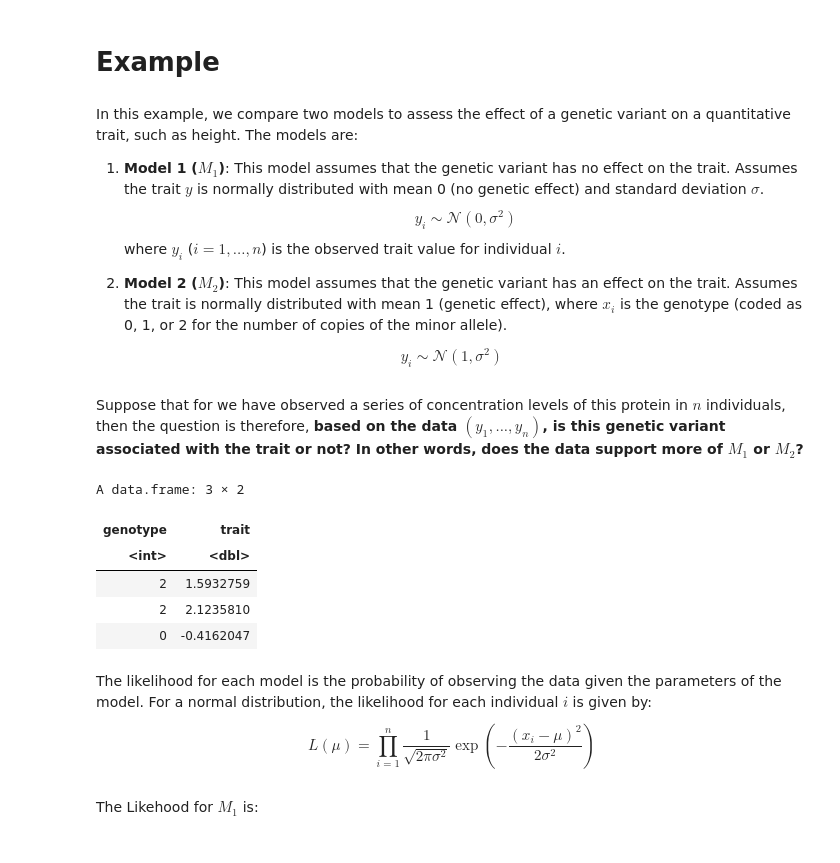
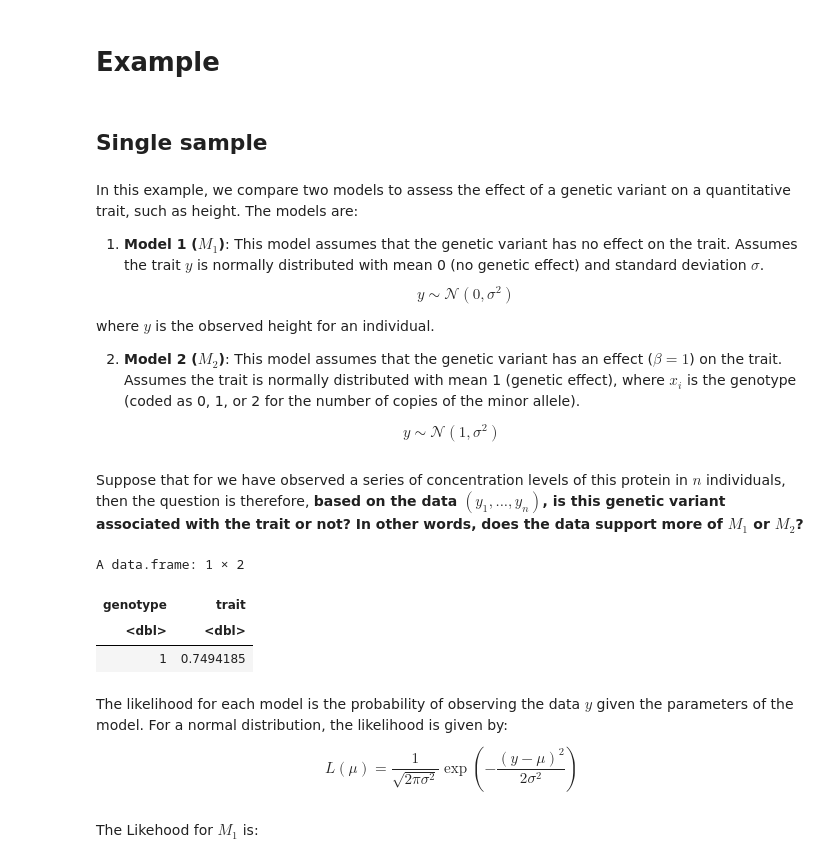
Before and after one commit to StatFunGen/statgen-prerequisites, a Jupyter notebook: 6_1_likelihood.ipynb, the cells around one changed output. Cells and saved outputs as stored; diff of their text form; code cells hidden in the pictures.

```diff
--- a/6_1_likelihood.ipynb
+++ b/6_1_likelihood.ipynb
@@ -17,18 +25,21 @@ where $p(⋅|M)$ denotes the probability mass function (for discrete data) or pr
 # %% [markdown]
 # Example
+# %% [markdown]
+## Single sample
 # %% [markdown]
 In this example, we compare two models to assess the effect of a genetic variant on a quantitative trait, such as height. The models are:
 
 1. **Model 1 ($M_1$)**: This model assumes that the genetic variant has no effect on the trait. Assumes the trait $y$ is normally distributed with mean 0 (no genetic effect) and standard deviation $\sigma$.
 $$
-y_i \sim \mathcal{N}(0, \sigma^2)
+y \sim \mathcal{N}(0, \sigma^2)
 $$
-where $y_i$ ($i=1,...,n$) is the observed trait value for individual $i$.
 
-2. **Model 2 ($M_2$)**: This model assumes that the genetic variant has an effect on the trait. Assumes the trait is normally distributed with mean 1 (genetic effect), where $x_i$ is the genotype (coded as 0, 1, or 2 for the number of copies of the minor allele).
+where $y$ is the observed height for an individual.
+
+2. **Model 2 ($M_2$)**: This model assumes that the genetic variant has an effect ($\beta = 1$) on the trait. Assumes the trait is normally distributed with mean 1 (genetic effect), where $x_i$ is the genotype (coded as 0, 1, or 2 for the number of copies of the minor allele).
 
 $$
-y_i \sim \mathcal{N}(1, \sigma^2)
+y \sim \mathcal{N}(1, \sigma^2)
 $$
 # %% [markdown]
 Suppose that for we have observed a series of concentration levels of this protein in $n$ individuals, then the question is therefore, **based on the data $(y_1,...,y_n)$, is this genetic variant associated with the trait or not? In other words, does the data support more of $M_1$ or $M_2$?**
@@ -35,30 +51,22 @@ Suppose that for we have observed a series of concentration levels of this prote
 # %%
-set.seed(927)
-# Simulate genotypes (0, 1, 2)
-n <- 3  # number of individuals
-genotypes <- sample(0:2, n, replace = TRUE)
-
-# Simulate true mean and effect size
-mu_0 <- 0  # population mean of the trait (e.g., height in cm) under Model 1
-beta_true <- 1  # true effect size of the genetic variant
-sigma <- 0.4  # standard deviation of the trait
-
+set.seed(1)
+# Simulate genotype
+genotype <- c(1)
+n = length(genotype)
 # Simulate trait values based on the model 2
-trait_values <- rnorm(n, mean = mu_0 + beta_true * genotypes, sd = sigma)
+trait_value <- rnorm(n, mean = mu_0 + beta_true * genotype, sd = sigma)
 
 # Data preview
-data.frame(genotype = genotypes, trait = trait_values)
+data.frame(genotype = genotype, trait = trait_value)
 # %% [output]
-A data.frame: 3 × 2
+A data.frame: 1 × 2
 | genotype | trait |
-| <int> | <dbl> |
-| 2 | 1.5932759 |
-| 2 | 2.1235810 |
-| 0 | -0.4162047 |
+| <dbl> | <dbl> |
+| 1 | 0.7494185 |
 # %% [markdown]
-The likelihood for each model is the probability of observing the data given the parameters of the model. For a normal distribution, the likelihood for each individual $i$ is given by:
+The likelihood for each model is the probability of observing the data $y$ given the parameters of the model. For a normal distribution, the likelihood is given by:
 $$
-L(\mu) = \prod_{i=1}^{n} \frac{1}{\sqrt{2\pi\sigma^2}} \exp\left( -\frac{(x_i - \mu)^2}{2\sigma^2} \right)
+L(\mu) = \frac{1}{\sqrt{2\pi\sigma^2}} \exp \left( -\frac{(y - \mu)^2}{2\sigma^2} \right)
 $$
 # %%
 # Likelihood for a model with mu = mu_0, sigma = sigma
```
Also changed, not shown: parts of 21 cells of this notebook, 2 other files.
